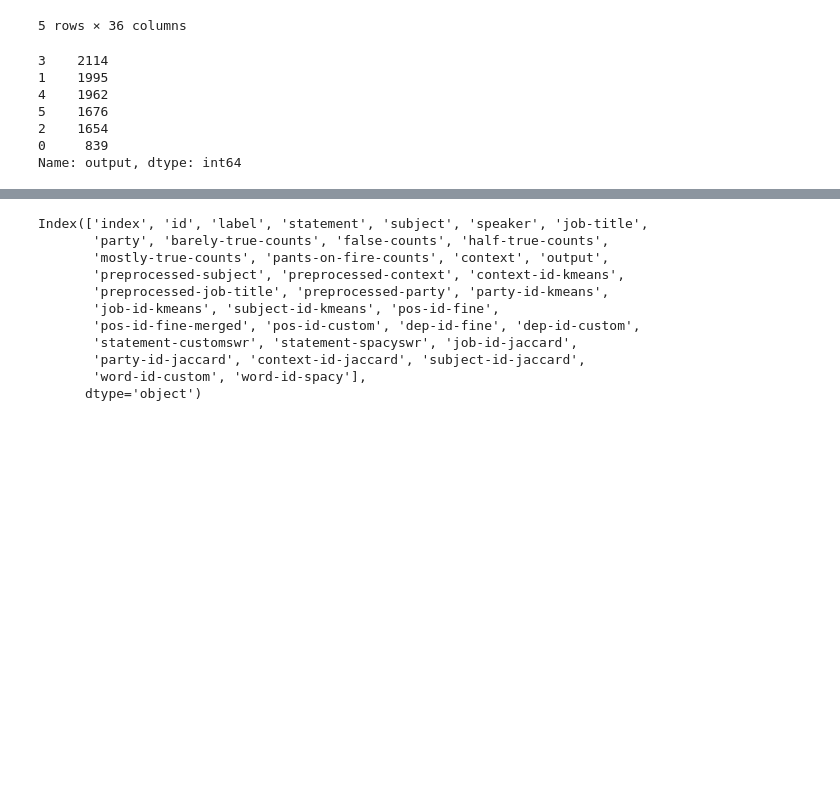
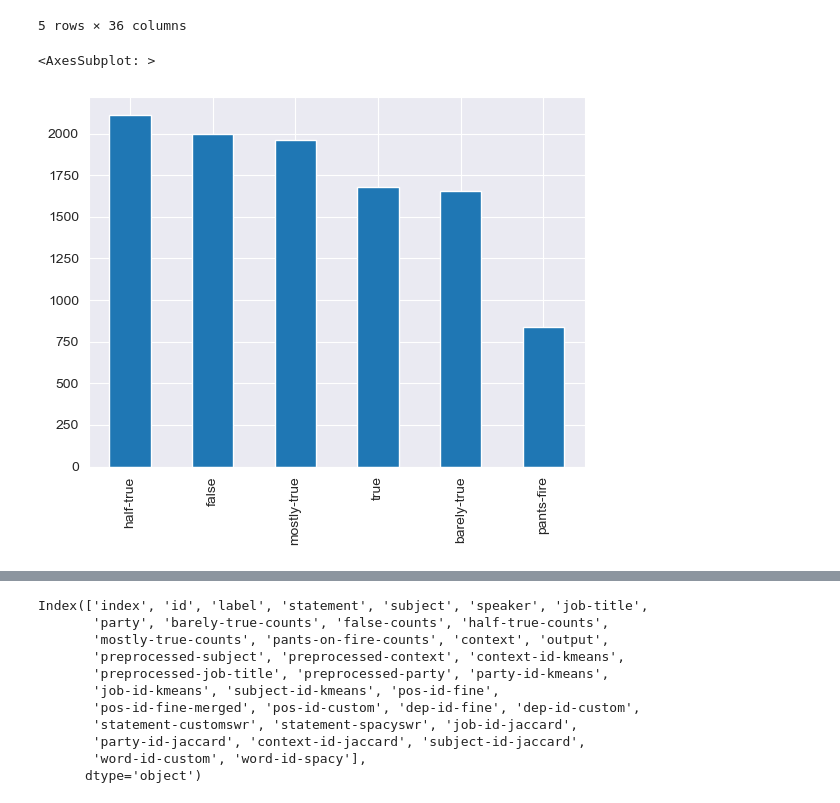
Before and after one commit to f4ths/fyp-fake-news-detection, a Jupyter notebook: ensemble.ipynb, the cells around one changed output, grey strips where cells are left out. Cells and saved outputs as stored; diff of their text form; code cells hidden in the pictures; blank space fills up the shorter version.

```diff
--- a/ensemble.ipynb
+++ b/ensemble.ipynb
@@ -112,13 +112,8 @@ Shape of the embedding matrixes: (9607, 100) (9496, 300)
 # train_data['output'] = train_data['label'].apply(lambda x: label_map[x])
 # val_data['output'] = val_data['label'].apply(lambda x: label_map[x])
 # test_data['output'] = test_data['label'].apply(lambda x: label_map[x])
-# %%
-train_data['output'].value_counts()
-# %% [output]
-3    2114
-1    1995
-4    1962
-5    1676
-2    1654
-0     839
-Name: output, dtype: int64
+# %%
+train_data['label'].value_counts().plot(kind='bar')
+# %% [output]
+<AxesSubplot: >
+[figure, added]
```
Also changed, not shown: parts of 75 cells of this notebook.
